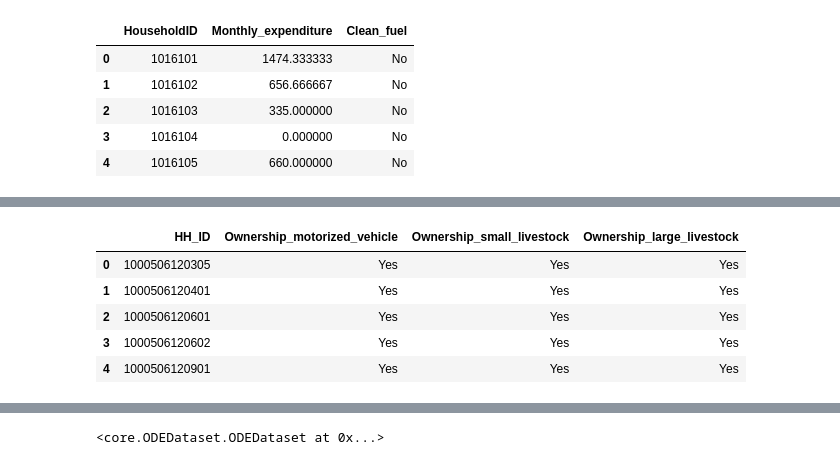
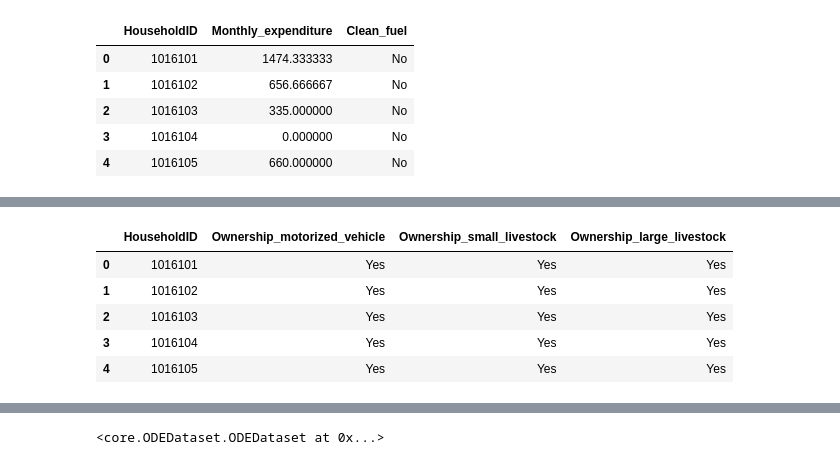
Before and after one commit to SESAM-Polimi/offgrid-demand-estimation, a Jupyter notebook: datasets/zambia.ipynb, the cells around one changed output, grey strips where cells are left out. Cells and saved outputs as stored; diff of their text form; code cells hidden in the pictures.

Commit message:
finished ESMAP

```diff
--- a/datasets/zambia.ipynb
+++ b/datasets/zambia.ipynb
@@ -191,12 +191,14 @@ Ownership_motorized_vehicle_all_original2final = {
     6: 0,
     7: 0,
     8: 0,
+    9: 0,
     10: 0,
     11: 0,
     12: 0,
     13: 0,
     14: 0,
     15: 0,
+    16: 0,
     17: 0
 }
 Ownership_small_livestock_all_original2final = {
@@ -208,6 +210,7 @@ Ownership_small_livestock_all_original2final = {
     6: 0,
     7: 0,
     8: 0,
+    9:0,
     10: 1,
     11: 1,
     12: 1,
@@ -331,6 +326,8 @@ mtf_a1.from_csv("../playground/data/ESMAP/zambia/section a.csv", encoding='latin
                 ).group_by("HouseholdID").select(["HouseholdID", "A4"])
 
 express_sections = express_sections.merge(mtf_a1, "HouseholdID")
+express_sections = express_sections.apply(common_modifiers.transform_list_int("B9"))
+express_sections = express_sections.new_feature("Number_of_rooms", lambda  x : x['B9'][0])
 # %% [markdown]
 Transform the Dwelling Wall, Roof, Floor, Water and Toilet quality to a standard format. (From Float to Int)
 # %%
@@ -347,7 +344,7 @@ dwelling_cols = [
 
 for col in dwelling_cols:
     express_sections = express_sections.apply(
-        common_modifiers.transform(col, int_each))
+        common_modifiers.transform_list_int(col))
 # %% [markdown]
 #### Dwelling Quality Index
 # %%
@@ -492,54 +490,62 @@ contains:
 - Ownership_small_livestock_all
 - Ownership_large_livestock_all
 # %%
-mtf_hh_sec_hh_asset_long = ODEDataset("Nigeria/mtf_hh_sec_hh_asset_long")
-mtf_hh_sec_hh_asset_long.from_csv("../playground/data/ESMAP/zambia/mtf_hh_sec_hh_asset_long.csv",
-                                  encoding='latin1').group_by("HH_ID")
+section_m = ODEDataset("Zambia/Section M")
+section_m.from_csv("../playground/data/ESMAP/zambia/section m.csv",
+                   encoding='latin1').group_by("HouseholdID")
 
-mtf_hh_sec_hh_asset_long = mtf_hh_sec_hh_asset_long.new_feature("Ownership_motorized_vehicle_all",
-                                                                common_modifiers.categorize("asset_list",
-                                                                                            Ownership_motorized_vehicle_all_original2final))
+section_m = section_m.apply(
+    common_modifiers.transform_list_int("mitem"))
+
+section_m = section_m.new_feature("Ownership_motorized_vehicle_all",
+                                  common_modifiers.categorize("mitem",
+                                                              Ownership_motorized_vehicle_all_original2final))
 
 
 def get_ownership_vehicle(row: pd.Series):
     if any(t == 1 for t in row['Ownership_motorized_vehicle_all']):
         result = 'Yes'
     else:
         result = 'No'
     return result
 
 
-mtf_hh_sec_hh_asset_long = mtf_hh_sec_hh_asset_long.new_feature("Ownership_motorized_vehicle",
-                                                                common_modifiers.find_any(
-                                                                    'Ownership_motorized_vehicle_all', 1,
-                                                                    'Yes', 'No'))
 
-mtf_hh_sec_hh_asset_long = mtf_hh_sec_hh_asset_long.new_feature("Ownership_small_livestock_all",
-                                                                common_modifiers.categorize("asset_list",
-                                                                                            Ownership_small_livestock_all_original2final))
+section_m = section_m.new_feature("Ownership_motorized_vehicle",
+                                  common_modifiers.find_any(
+                                      'Ownership_motorized_vehicle_all', 1,
+                                      'Yes', 'No'))
 
-mtf_hh_sec_hh_asset_long = mtf_hh_sec_hh_asset_long.new_feature("Ownership_large_livestock_all",
-                                                                common_modifiers.categorize("asset_list",
-                                                                                            Ownership_large_livestock_all_original2final))
 
-mtf_hh_sec_hh_asset_long = mtf_hh_sec_hh_asset_long.new_feature("Ownership_small_livestock",
-                                                                common_modifiers.find_any(
-                                                                    'Ownership_small_livestock_all', 1,
-                                                                    'Yes', 'No'))
 
-mtf_hh_sec_hh_asset_long = mtf_hh_sec_hh_asset_long.new_feature("Ownership_large_livestock",
-                                                                common_modifiers.find_any(
-                                                                    'Ownership_large_livestock_all', 1,
-                                                                    'Yes', 'No'))
-mtf_hh_sec_hh_asset_long = mtf_hh_sec_hh_asset_long.select(
-    ["HH_ID", "Ownership_motorized_vehicle", "Ownership_small_livestock", "Ownership_large_livestock"])
+section_m = section_m.new_feature("Ownership_small_livestock_all",
+                                  common_modifiers.categorize("mitem",
+                                                              Ownership_small_livestock_all_original2final))
+section_m = section_m.new_feature("Ownership_small_livestock",
+                                  common_modifiers.find_any(
+                                      'Ownership_small_livestock_all', 1,
+                                      'Yes', 'No'))
 
-mtf_hh_sec_hh_asset_long.preview()
+
+section_m = section_m.new_feature("Ownership_large_livestock_all",
+                                  common_modifiers.categorize("mitem",
+                                                              Ownership_large_livestock_all_original2final))
+
+section_m = section_m.new_feature("Ownership_large_livestock",
+                                  common_modifiers.find_any(
+                                      'Ownership_large_livestock_all', 1,
+                                      'Yes', 'No'))
+
+
+section_m = section_m.select(
+    ["HouseholdID", "Ownership_motorized_vehicle", "Ownership_small_livestock", "Ownership_large_livestock"])
+
+section_m.preview()
 # %% [output]
-|  | HH_ID | Ownership_motorized_vehicle | Ownership_small_livestock | Ownership_large_livestock |
-| 0 | 1000506120305 | Yes | Yes | Yes |
-| 1 | 1000506120401 | Yes | Yes | Yes |
-| 2 | 1000506120601 | Yes | Yes | Yes |
-| 3 | 1000506120602 | Yes | Yes | Yes |
-| 4 | 1000506120901 | Yes | Yes | Yes |
+|  | HouseholdID | Ownership_motorized_vehicle | Ownership_small_livestock | Ownership_large_livestock |
+| 0 | 1016101 | Yes | Yes | Yes |
+| 1 | 1016102 | Yes | Yes | Yes |
+| 2 | 1016103 | Yes | Yes | Yes |
+| 3 | 1016104 | Yes | Yes | Yes |
+| 4 | 1016105 | Yes | Yes | Yes |
 # %% [markdown]
```
Also changed, not shown: parts of 10 cells of this notebook, 10 other files.
